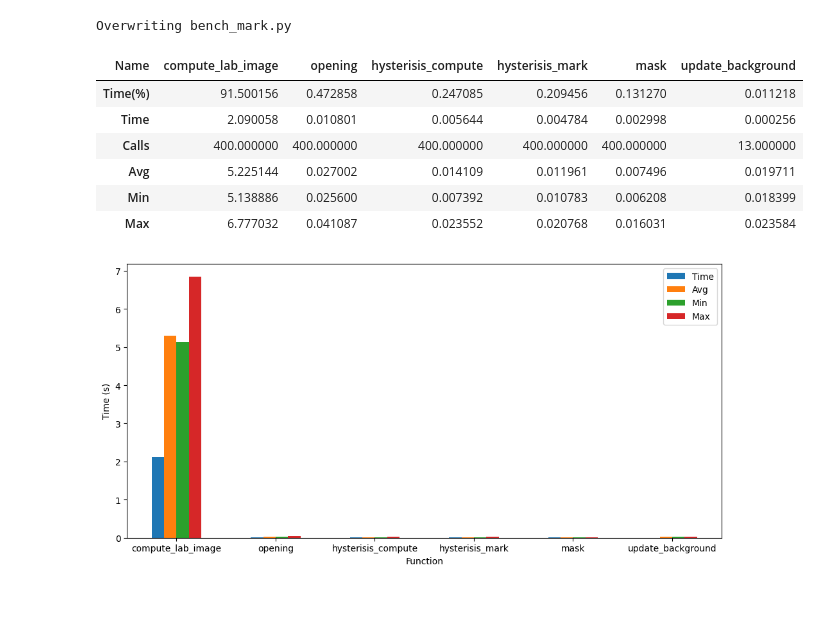
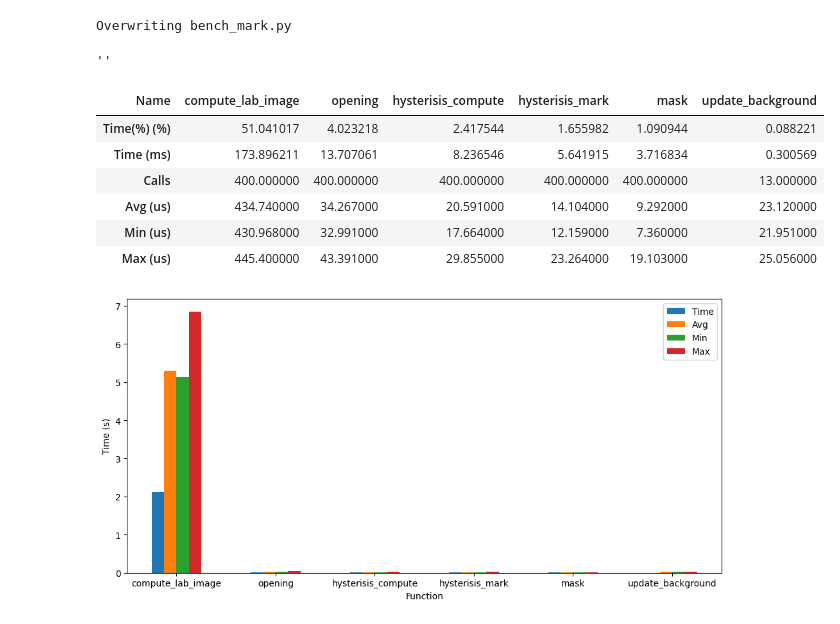
Before and after one commit to sinansoulier/GPGPU, a Jupyter notebook: profiler/bench_mark.ipynb, the cells around one changed output. Saved outputs shown, nothing was run; the diff lists cells and outputs as text; code cells hidden in the pictures.

```diff
--- a/profiler/bench_mark.ipynb
+++ b/profiler/bench_mark.ipynb
@@ -100,34 +109,47 @@ Overwriting bench_mark.py
 # %%
 def generate_clean_benchmark(csv_file):
     bench_mark_df = pd.read_csv(csv_file)
+    bench_mark_df.iloc[0] = bench_mark_df.iloc[0].fillna('')
+    for col in bench_mark_df.columns:
+        if bench_mark_df.loc[0,col] != '':
+            bench_mark_df.rename(columns={col: f'{col} ({bench_mark_df.loc[0,col]})'}, inplace=True)
+    bench_mark_df = bench_mark_df.drop([0])
+    bench_mark_df
     bench_mark_df = bench_mark_df.T
     bench_mark_df.columns = bench_mark_df.loc['Name']
     bench_mark_df = bench_mark_df.drop(['Name'])
     function_regex = re.compile(r'([\w_]+)\(')
     function_column = []
     for col in bench_mark_df.columns:
+
         matches = function_regex.findall(col)
         if len(matches) > 0:
             function_column.append(matches[0])
             bench_mark_df.rename(columns={col: matches[0]}, inplace=True)
     bench_mark_df[function_column]
-    df = bench_mark_df[function_column]
-    df.loc['Type']
-    df = df.drop(['Type'])
-    df = df.astype(float)
-    df.to_csv('clean_benchmark.csv')
-    return df
+    bench_mark_df = bench_mark_df[function_column]
+    bench_mark_df.loc['Type']
+    bench_mark_df = bench_mark_df.drop(['Type'])
+    bench_mark_df = bench_mark_df.astype(float)
+    bench_mark_df.to_csv('clean_benchmark.csv')
+    return bench_mark_df
 
-df = generate_clean_benchmark('analyse.csv')
+bench_mark_df = generate_clean_benchmark('analyse.csv')
-# %%
-df
-# %% [output]
-| Name | compute_lab_image | opening | hysterisis_compute | hysterisis_mark | mask | update_background |
-| Time(%) | 91.500156 | 0.472858 | 0.247085 | 0.209456 | 0.131270 | 0.011218 |
-| Time | 2.090058 | 0.010801 | 0.005644 | 0.004784 | 0.002998 | 0.000256 |
-| Calls | 400.000000 | 400.000000 | 400.000000 | 400.000000 | 400.000000 | 13.000000 |
-| Avg | 5.225144 | 0.027002 | 0.014109 | 0.011961 | 0.007496 | 0.019711 |
-| Min | 5.138886 | 0.025600 | 0.007392 | 0.010783 | 0.006208 | 0.018399 |
-| Max | 6.777032 | 0.041087 | 0.023552 | 0.020768 | 0.016031 | 0.023584 |
+# %%
+bench_mark_df.loc[0,'Type']
+# %% [output]
+''
+# %%
+bench_mark_df.rename(index={'Time': 'Time (ms)'}, inplace=True)
+# %%
+bench_mark_df
+# %% [output]
+| Name | compute_lab_image | opening | hysterisis_compute | hysterisis_mark | mask | update_background |
+| Time(%) (%) | 51.041017 | 4.023218 | 2.417544 | 1.655982 | 1.090944 | 0.088221 |
+| Time (ms) | 173.896211 | 13.707061 | 8.236546 | 5.641915 | 3.716834 | 0.300569 |
+| Calls | 400.000000 | 400.000000 | 400.000000 | 400.000000 | 400.000000 | 13.000000 |
+| Avg (us) | 434.740000 | 34.267000 | 20.591000 | 14.104000 | 9.292000 | 23.120000 |
+| Min (us) | 430.968000 | 32.991000 | 17.664000 | 12.159000 | 7.360000 | 21.951000 |
+| Max (us) | 445.400000 | 43.391000 | 29.855000 | 23.264000 | 19.103000 | 25.056000 |
 # %%
 fig, ax = plt.subplots(figsize=(10, 5))
```
Also changed, not shown: parts of 6 cells of this notebook, 4 other files.
